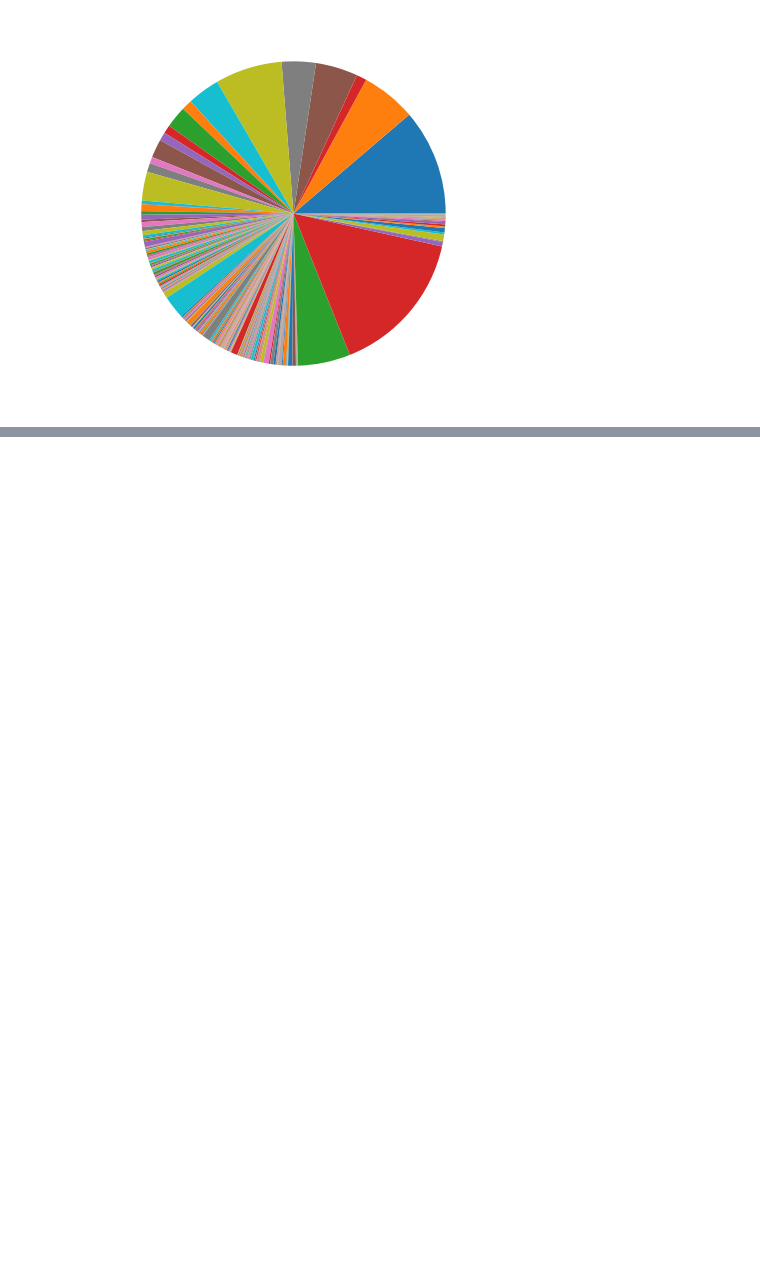
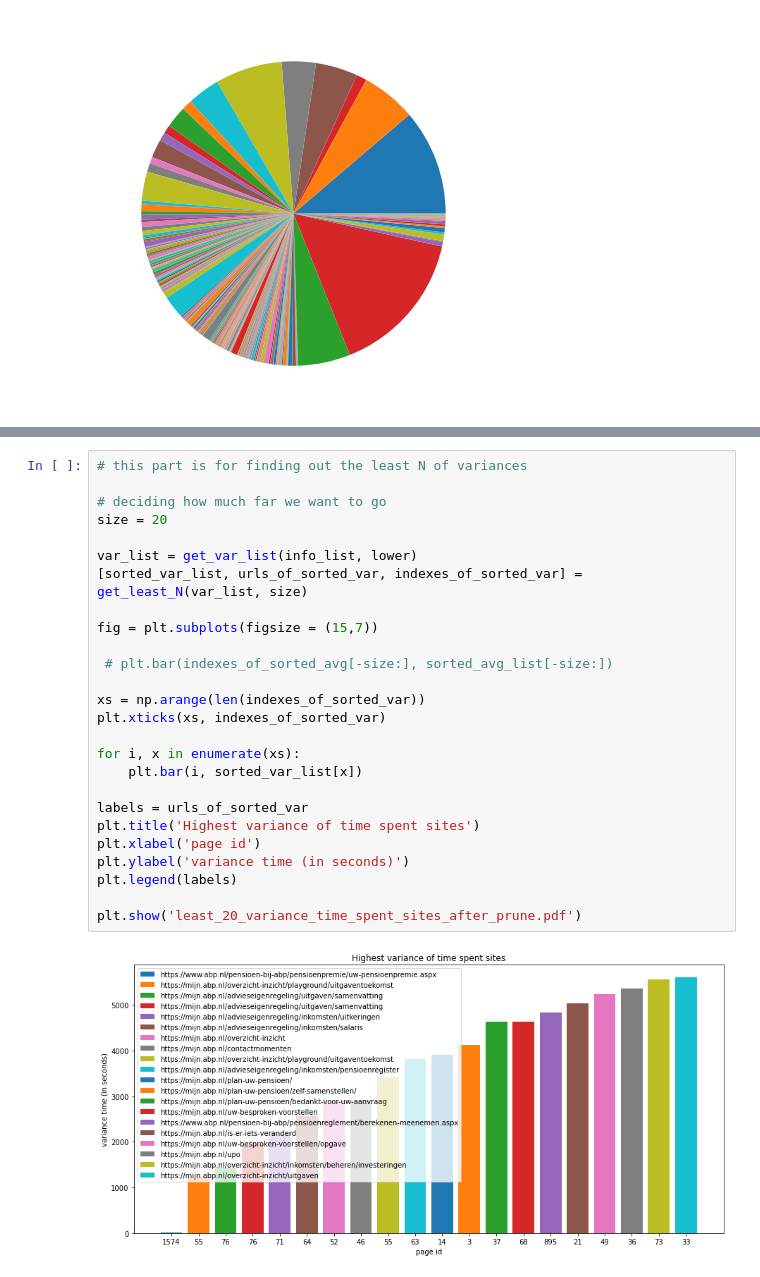
Before and after one commit to MatthewFoster02/3-1-APG-Digital-Exit-Strategy, a Jupyter notebook: src/main/time_spent_visualization.ipynb, the cells around one changed output, grey strips where cells are left out. Drawn from its saved outputs; the diff is of its cells as text; blank space fills up the shorter version.

```diff
--- a/src/main/time_spent_visualization.ipynb
+++ b/src/main/time_spent_visualization.ipynb
@@ -240,0 +272,28 @@ plt.show('top_20_variance_time_spent_sites.pdf')
+# %%
+# this part is for finding out the least N of variances
+
+# deciding how much far we want to go
+size = 20
+
+var_list = get_var_list(info_list, lower)
+[sorted_var_list, urls_of_sorted_var, indexes_of_sorted_var] = get_least_N(var_list, size)
+
+fig = plt.subplots(figsize = (15,7))
+
+ # plt.bar(indexes_of_sorted_avg[-size:], sorted_avg_list[-size:])
+
+xs = np.arange(len(indexes_of_sorted_var))
+plt.xticks(xs, indexes_of_sorted_var)
+
+for i, x in enumerate(xs):
+    plt.bar(i, sorted_var_list[x])
+
+labels = urls_of_sorted_var
+plt.title('Highest variance of time spent sites')
+plt.xlabel('page id')
+plt.ylabel('variance time (in seconds)')
+plt.legend(labels)
+
+plt.show('least_20_variance_time_spent_sites_after_prune.pdf')
+# %% [output]
+[figure, added]
```
Also changed, not shown: parts of 9 cells of this notebook.
